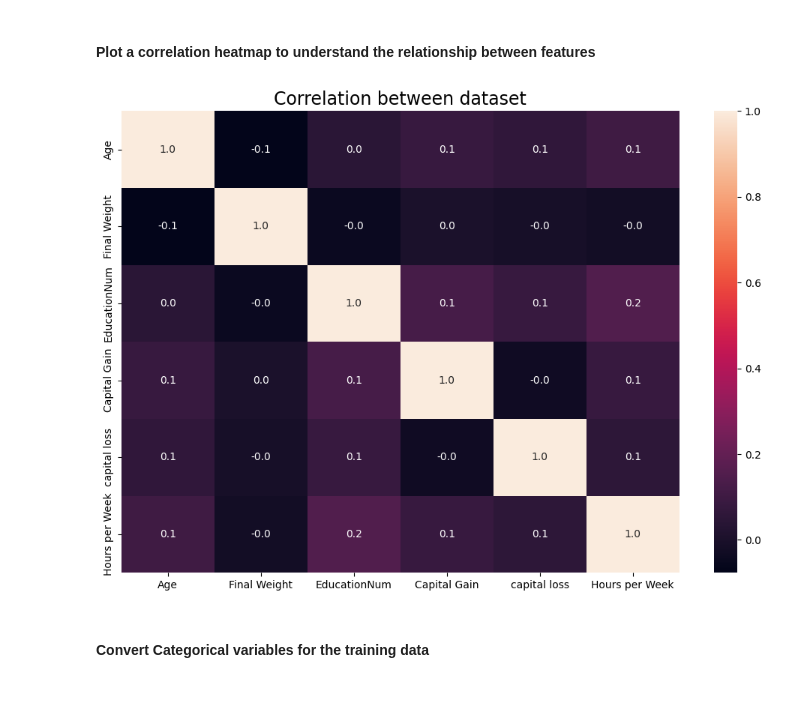
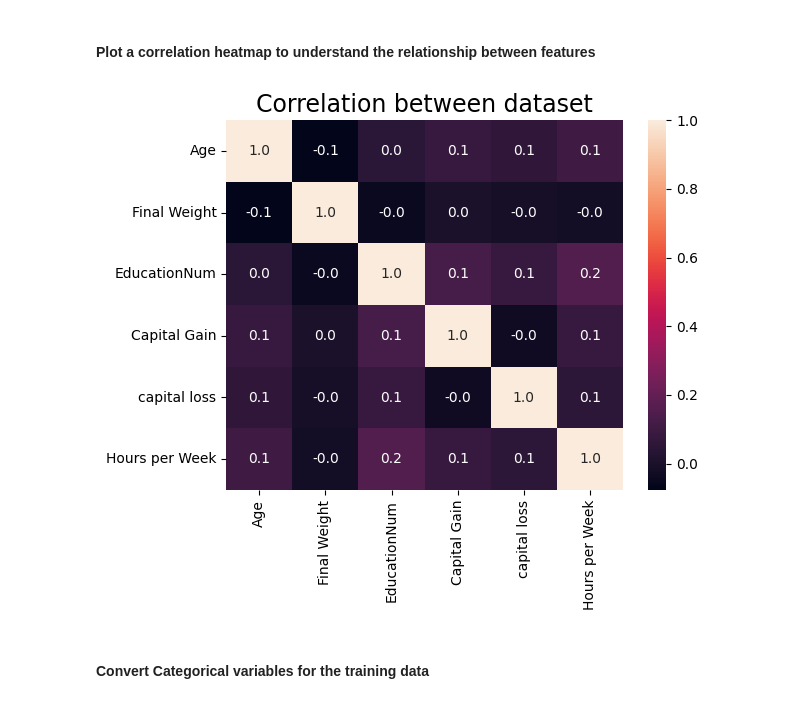
Before and after one commit to aninditadash/Introduction_to_machine_learning, a Jupyter notebook: ML_Examples/Census_Income_Prediction_ML.ipynb, the cells around one changed output. Drawn from its saved outputs; the diff is of its cells as text; code cells hidden in the pictures.

```diff
--- a/ML_Examples/Census_Income_Prediction_ML.ipynb
+++ b/ML_Examples/Census_Income_Prediction_ML.ipynb
@@ -252,15 +255,13 @@ np.int64(23)
 #### __Plot a correlation heatmap to understand the relationship between features__
 # %%
 # Correlation heatmap
-plt.figure(figsize=(12,8))
-
 c = cleaned_train_data.corr(numeric_only=True)
 sns.heatmap(c, annot=True, fmt=".1f")
 plt.title("Correlation between dataset", fontsize=17, c="k")
 
 plt.show()
 # %% [output]
-[figure, old version]
+[figure, new version]
 # %%
 # Here, `Education` column has correlation with `EducationNum` column as `EducationNum` shows no. of years of eduation
 # So, we can drop `Education` column
```
Also changed, not shown: parts of 11 cells of this notebook.
